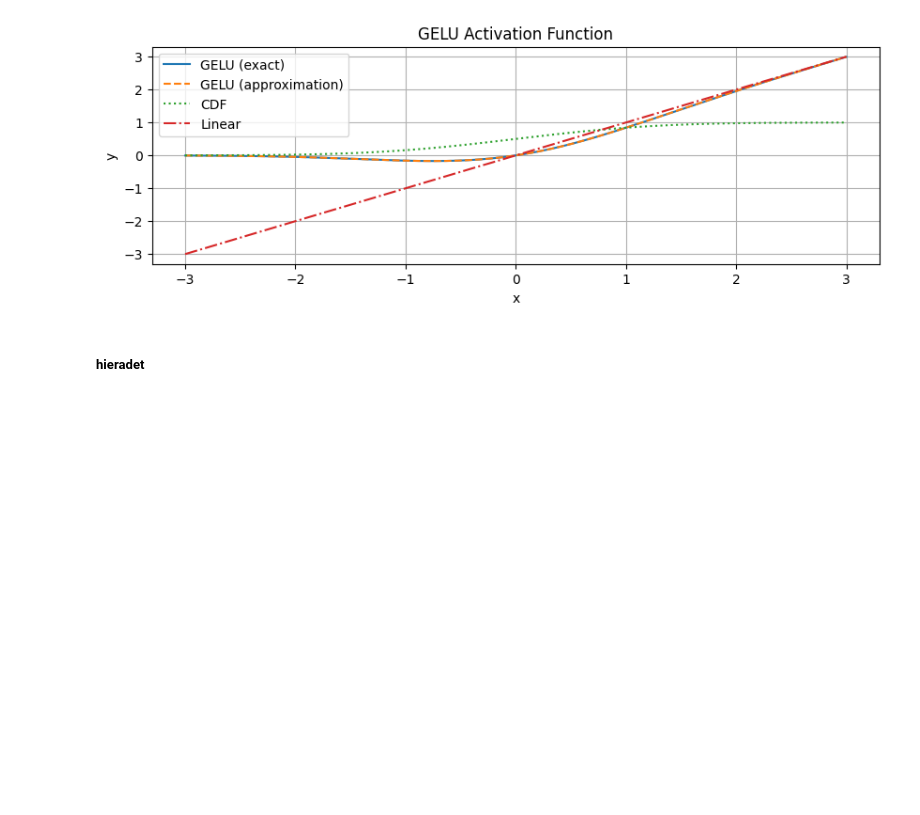
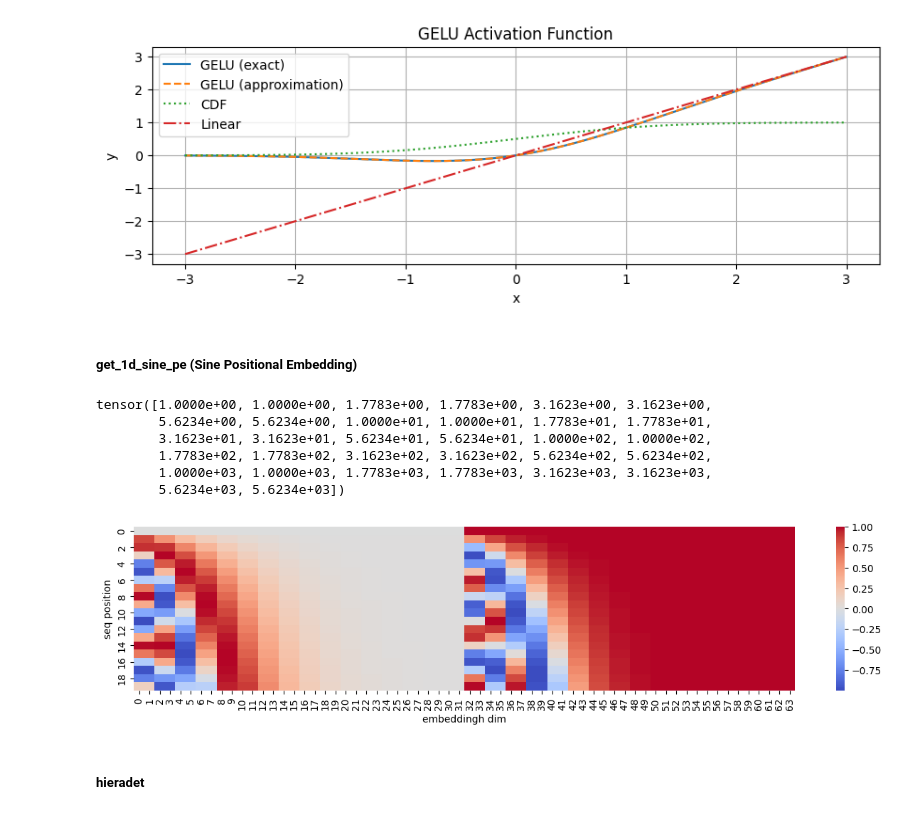
Before and after one commit to arun477/sam_2_explainer, a Jupyter notebook: utils.ipynb, the cells around one changed output. Saved outputs shown, nothing was run; the diff lists cells and outputs as text; code cells hidden in the pictures; blank space fills up the shorter version.

Commit message:
positional embedding test

```diff
--- a/utils.ipynb
+++ b/utils.ipynb
@@ -514,6 +514,58 @@ plt.grid(True)
 plt.show()
 # %% [output]
 [figure]
+# %% [markdown]
+##### get_1d_sine_pe (Sine Positional Embedding)
+# %%
+# https://arxiv.org/pdf/1706.03762
+def get_1d_sine_pe(pos_inds, dim, temperature=10000):
+    # split the dim in half. half dim we use for sine, and other half for the cos
+    pe_dim = dim // 2
+
+    # embedingge will be stored here
+    dim_t = torch.arange(pe_dim, dtype=torch.float32)
+
+    # this creates pairs of same numbers ('same frequency values') like [0, 0, 1, 1, 2, 2, ... pe_dim-1]
+    # 2 * (dim_t // 2): convert [0, 1, 2, ..] to [0, 0, 1, 1, ...]
+    # divide by pe_dim act as normalizaton, which brings the value between [0, 1]
+    # why we square with the temperature, we will get geometric series multiple of temperature
+    # because we have values in betweent [0, 1] it will be geometric series between [1, temperature]
+    dim_t = temperature ** (2 * (dim_t // 2) / pe_dim)
+    print(dim_t)
+
+    # each dim value divides its correspoinding position.
+    # e.g pos(or ind) = 0 => [0/dim_0, 0/dim_1, 0/dim_2, ...]
+    # e.g pos(or ind) = 2 => [2/dim_0, 0/dim_1, 2/dim_2, ...]
+    # why we do this?
+    pos_embed = pos_inds.unsqueeze(-1) / dim_t
+
+    # this creates final embedding for each dimensions by creating sin and cos of each value.
+    # why we do this?
+    pos_embed = torch.cat([pos_embed.sin(), pos_embed.cos()], dim=-1)
+
+    return pos_embed
+# %%
+import seaborn as sns
+
+seq_length = 20
+embedding_dim = 64
+
+positions = torch.arange(seq_length)
+pe = get_1d_sine_pe(positions, embedding_dim)
+
+plt.figure(figsize=(15, 3))
+sns.heatmap(pe.numpy(), cmap='coolwarm', center=0)
+plt.xlabel('embeddingh dim')
+plt.ylabel('seq position')
+plt.show()
+# %% [output]
+tensor([1.0000e+00, 1.0000e+00, 1.7783e+00, 1.7783e+00, 3.1623e+00, 3.1623e+00,
+        5.6234e+00, 5.6234e+00, 1.0000e+01, 1.0000e+01, 1.7783e+01, 1.7783e+01,
+        3.1623e+01, 3.1623e+01, 5.6234e+01, 5.6234e+01, 1.0000e+02, 1.0000e+02,
+        1.7783e+02, 1.7783e+02, 3.1623e+02, 3.1623e+02, 5.6234e+02, 5.6234e+02,
+        1.0000e+03, 1.0000e+03, 1.7783e+03, 1.7783e+03, 3.1623e+03, 3.1623e+03,
+        5.6234e+03, 5.6234e+03])
+[figure, added]
 # %% [markdown]
 ##### hieradet
 # %%
```
Also changed, not shown: parts of 1 cell of this notebook.
